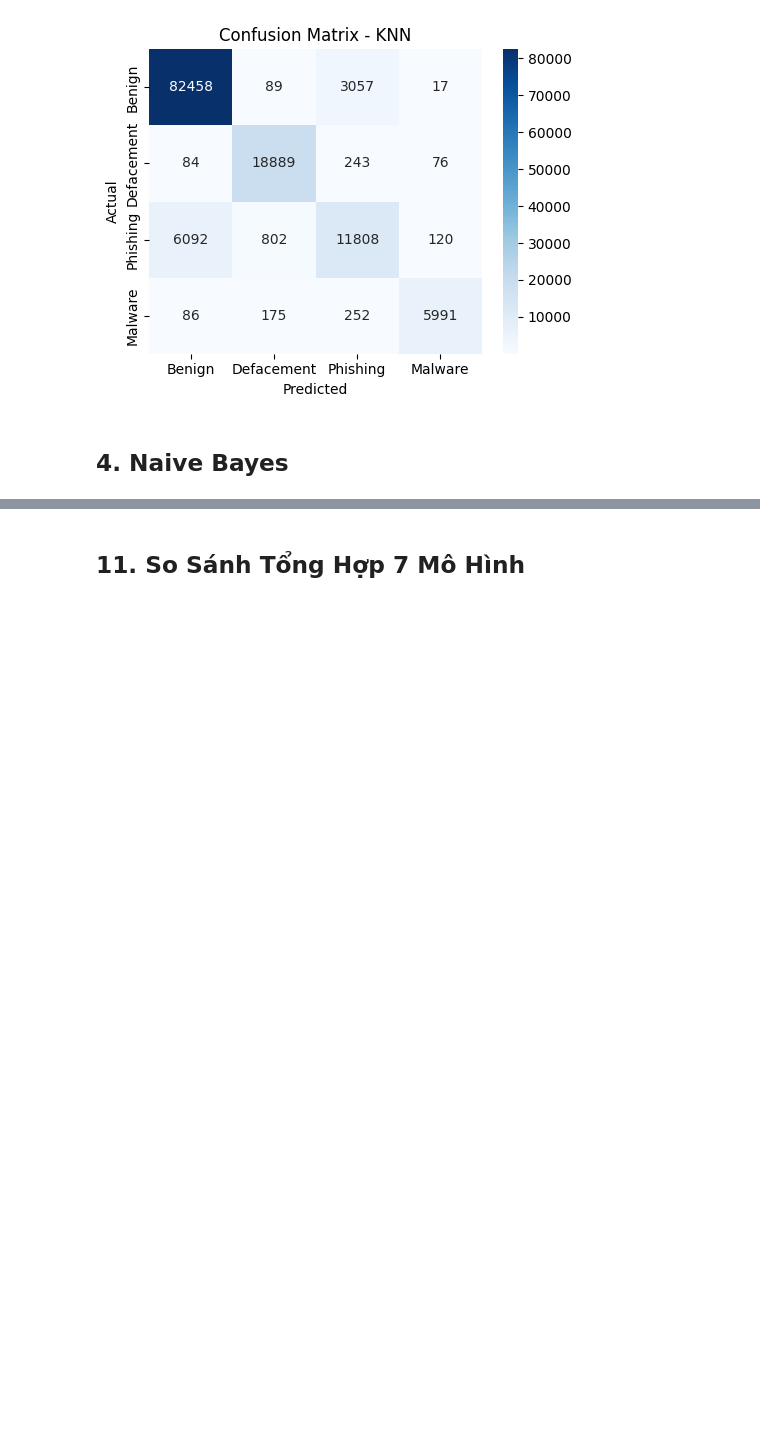
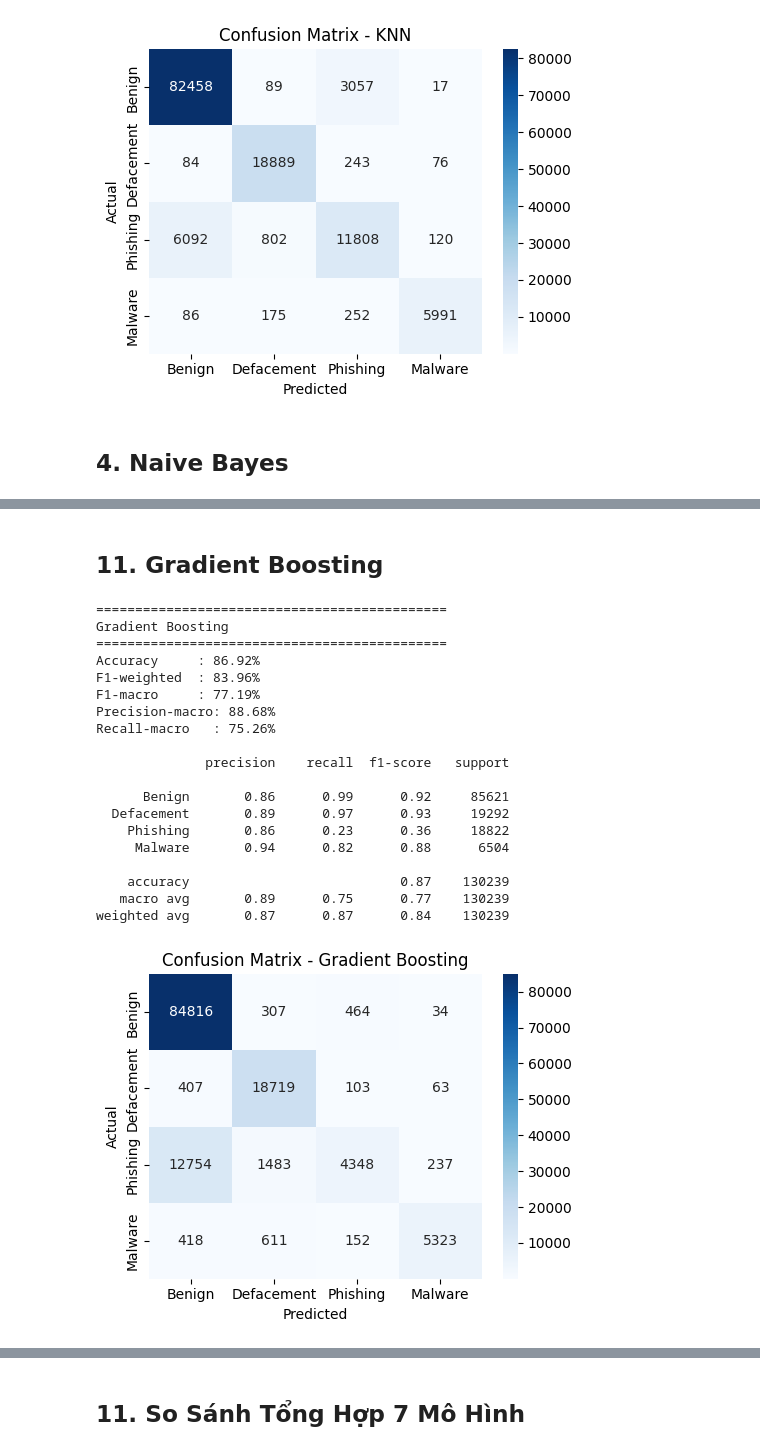
Before and after one commit to ngocanh-ph/malicious-url-detection, a Jupyter notebook: notebooks/02_ML_models.ipynb, the cells around one changed output, grey strips where cells are left out. Cells and saved outputs as stored; diff of their text form; code cells hidden in the pictures; blank space fills up the shorter version.

```diff
--- a/notebooks/02_ML_models.ipynb
+++ b/notebooks/02_ML_models.ipynb
@@ -276,0 +299,29 @@ plt.show()
+# %% [markdown]
+## **11. Gradient Boosting**
+# %%
+from sklearn.ensemble import GradientBoostingClassifier
+gb = GradientBoostingClassifier(n_estimators=100, random_state=42)
+gb.fit (X_train, y_train)
+y_pred_gb = gb.predict(X_test)
+result.append(evaluate_model("Gradient Boosting", y_test, y_pred_gb))
+# %% [output]
+=============================================
+Gradient Boosting
+=============================================
+Accuracy     : 86.92%
+F1-weighted  : 83.96%
+F1-macro     : 77.19%
+Precision-macro: 88.68%
+Recall-macro   : 75.26%
+
+              precision    recall  f1-score   support
+
+      Benign       0.86      0.99      0.92     85621
+  Defacement       0.89      0.97      0.93     19292
+    Phishing       0.86      0.23      0.36     18822
+     Malware       0.94      0.82      0.88      6504
+
+    accuracy                           0.87    130239
+   macro avg       0.89      0.75      0.77    130239
+weighted avg       0.87      0.87      0.84    130239
+[figure, added]
```
Also changed, not shown: parts of 26 cells of this notebook, 5 other files.
